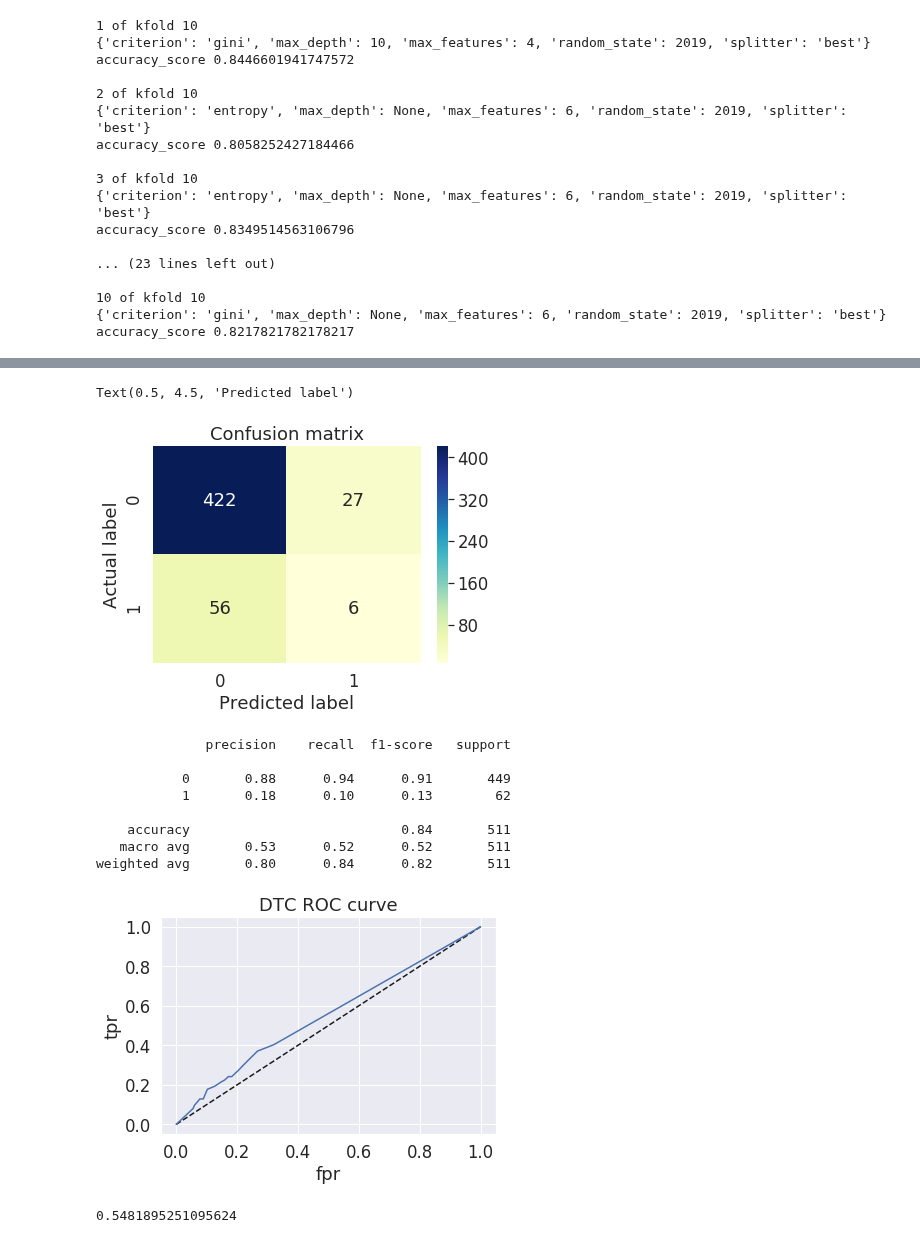
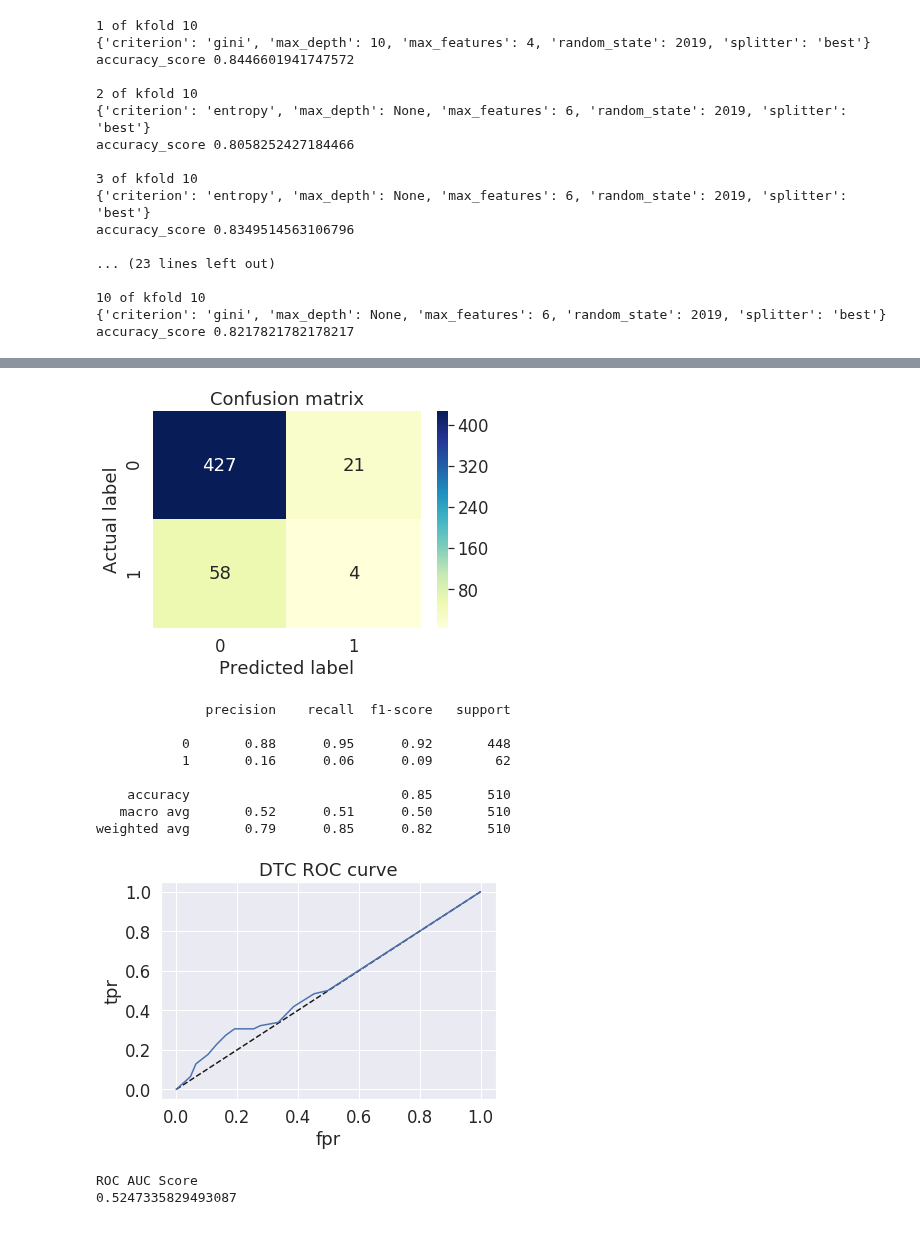
Before and after one commit to lokeshkumarn/Notebooks, a Jupyter notebook: BankTermDeposit.ipynb, the cells around one changed output, grey strips where cells are left out. Drawn from its saved outputs; the diff is of its cells as text; code cells hidden in the pictures.

```diff
--- a/BankTermDeposit.ipynb
+++ b/BankTermDeposit.ipynb
@@ -1181,4 +1181,30 @@ model = DecisionTreeClassifier(criterion='gini', max_depth= 10, max_features= 2,
 # %%
 split_1= indexes[0]
 split_2= indexes[1]
+# %%
+def fit_evaluate(X_train,y_train,X_test,y_test):
+  model.fit(X_train,y_train)
+  y_pred = model.predict(X_test)
+
+  cnf_matrix = confusion_matrix(y_test,y_pred)
+  p = sns.heatmap(pd.DataFrame(cnf_matrix), annot=True, cmap="YlGnBu" ,fmt='g')
+  plt.title('Confusion matrix', y=1.1)
+  plt.ylabel('Actual label')
+  plt.xlabel('Predicted label')
+  plt.show()
+
+  print(classification_report(y_test,y_pred))
+
+  y_pred_proba = model.predict_proba(X_test)[:,1]
+  fpr, tpr, thresholds = roc_curve(y_test, y_pred_proba)
+
+  plt.plot([0,1],[0,1],'k--')
+  plt.plot(fpr,tpr, label='DTC')
+  plt.xlabel('fpr')
+  plt.ylabel('tpr')
+  plt.title('DTC ROC curve')
+  plt.show()
+
+  print('ROC AUC Score')
+  print(roc_auc_score(y_test,y_pred_proba))
 # %%
@@ -1195,20 +1224,0 @@ y_pred_split1 = model.predict(X[split_1['test']])
-# %%
-cnf_matrix = confusion_matrix(y[split_1['test']],y_pred_split1)
-p = sns.heatmap(pd.DataFrame(cnf_matrix), annot=True, cmap="YlGnBu" ,fmt='g')
-plt.title('Confusion matrix', y=1.1)
-plt.ylabel('Actual label')
-plt.xlabel('Predicted label')
-# %% [output]
-Text(0.5, 4.5, 'Predicted label')
-[figure, removed]
-# %%
-print(classification_report(y[split_1['test']],y_pred_split1))
-# %% [output]
-              precision    recall  f1-score   support
-
-           0       0.88      0.94      0.91       449
-           1       0.18      0.10      0.13        62
-
-    accuracy                           0.84       511
-   macro avg       0.53      0.52      0.52       511
-weighted avg       0.80      0.84      0.82       511
@@ -1218,13 +1225,15 @@ fpr, tpr, thresholds = roc_curve(y[split_1['test']], y_pred_proba_split1)
-# %%
-plt.plot([0,1],[0,1],'k--')
-plt.plot(fpr,tpr, label='DTC')
-plt.xlabel('fpr')
-plt.ylabel('tpr')
-plt.title('DTC ROC curve')
-plt.show()
-# %% [output]
-[figure, removed]
-# %%
-roc_auc_score(y[split_1['test']],y_pred_proba_split1)
-# %% [output]
-0.5481895251095624
+# %%
+fit_evaluate(X[split_2['train']],y[split_2['train']],X[split_2['test']],y[split_2['test']])
+# %% [output]
+[figure, added]
+              precision    recall  f1-score   support
+
+           0       0.88      0.95      0.92       448
+           1       0.16      0.06      0.09        62
+
+    accuracy                           0.85       510
+   macro avg       0.52      0.51      0.50       510
+weighted avg       0.79      0.85      0.82       510
+[figure, added]
+ROC AUC Score
+0.5247335829493087
```
Also changed, not shown: parts of 3 cells of this notebook.
